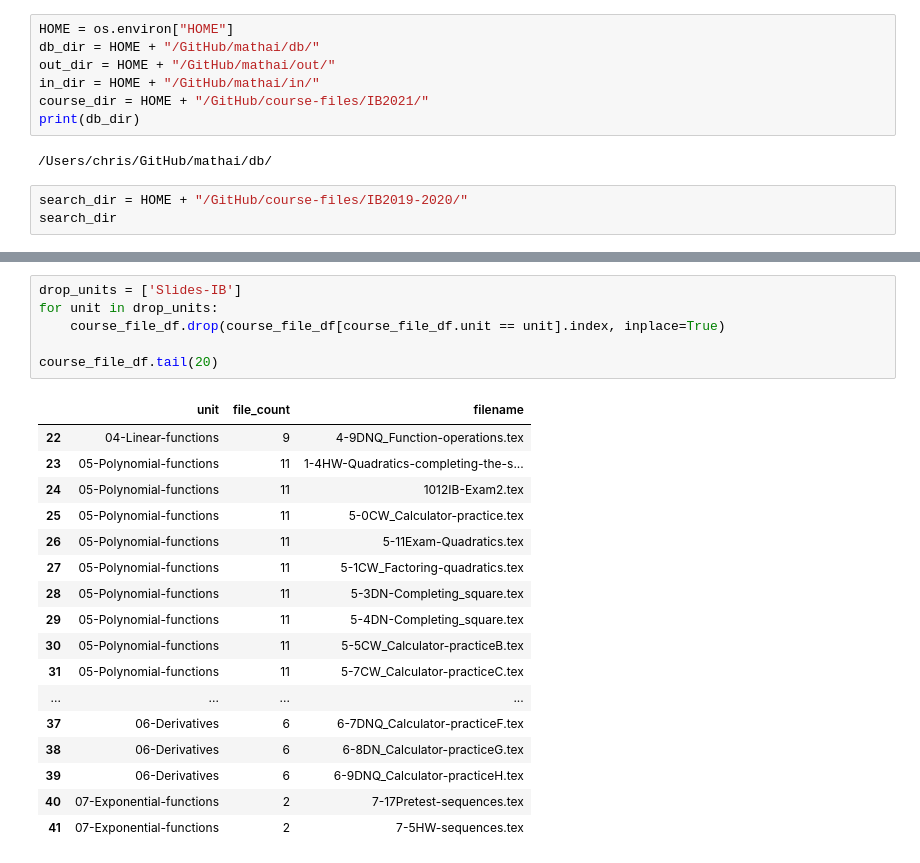
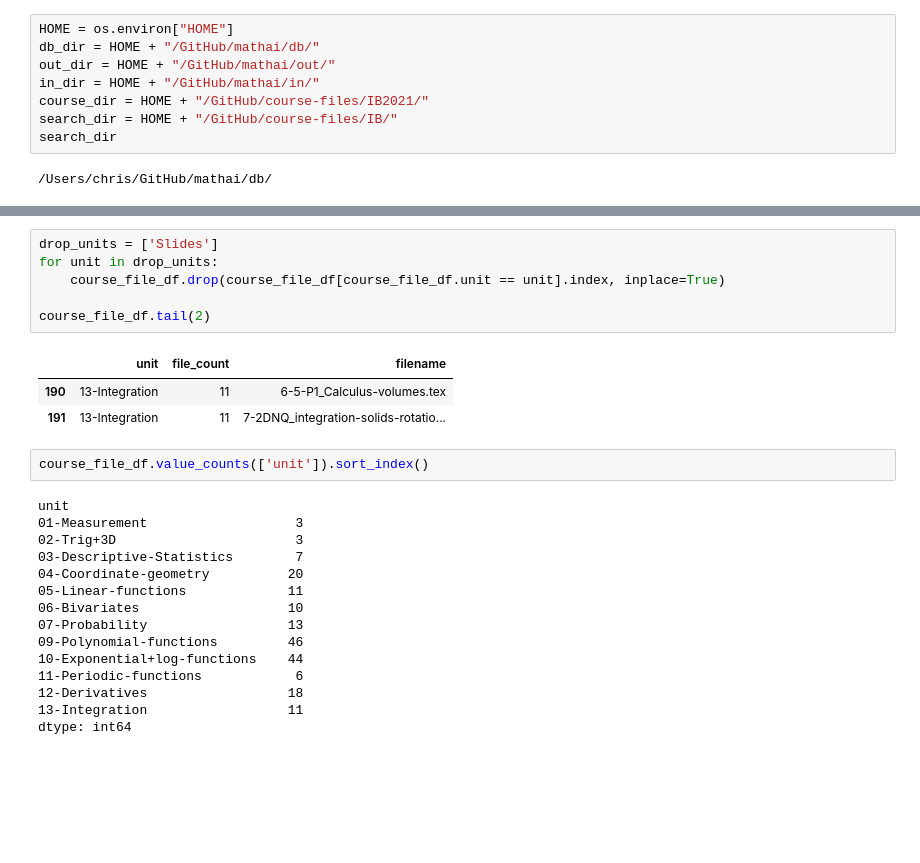
Before and after one commit to chrishuson/mathai, a Jupyter notebook: src/ibmath.ipynb, the cells around one changed output, grey strips where cells are left out. Cells and saved outputs as stored; diff of their text form; blank space fills up the shorter version.

```diff
--- a/src/ibmath.ipynb
+++ b/src/ibmath.ipynb
@@ -22,9 +22,7 @@ db_dir = HOME + "/GitHub/mathai/db/"
 out_dir = HOME + "/GitHub/mathai/out/"
 in_dir = HOME + "/GitHub/mathai/in/"
 course_dir = HOME + "/GitHub/course-files/IB2021/"
-print(db_dir)
+search_dir = HOME + "/GitHub/course-files/IB/"
+search_dir
 # %% [output]
 /Users/chris/GitHub/mathai/db/
-# %%
-search_dir = HOME + "/GitHub/course-files/IB2019-2020/"
-search_dir
@@ -44,24 +41,27 @@ array(['01-Algebra-Review', '02-Statistics', '03-Probability',
 # %%
-drop_units = ['Slides-IB']
+drop_units = ['Slides']
 for unit in drop_units:
     course_file_df.drop(course_file_df[course_file_df.unit == unit].index, inplace=True)
 
-course_file_df.tail(20)
+course_file_df.tail(2)
 # %% [output]
 |  | unit | file_count | filename |
-| 22 | 04-Linear-functions | 9 | 4-9DNQ_Function-operations.tex |
-| 23 | 05-Polynomial-functions | 11 | 1-4HW-Quadratics-completing-the-s... |
-| 24 | 05-Polynomial-functions | 11 | 1012IB-Exam2.tex |
-| 25 | 05-Polynomial-functions | 11 | 5-0CW_Calculator-practice.tex |
-| 26 | 05-Polynomial-functions | 11 | 5-11Exam-Quadratics.tex |
-| 27 | 05-Polynomial-functions | 11 | 5-1CW_Factoring-quadratics.tex |
-| 28 | 05-Polynomial-functions | 11 | 5-3DN-Completing_square.tex |
-| 29 | 05-Polynomial-functions | 11 | 5-4DN-Completing_square.tex |
-| 30 | 05-Polynomial-functions | 11 | 5-5CW_Calculator-practiceB.tex |
-| 31 | 05-Polynomial-functions | 11 | 5-7CW_Calculator-practiceC.tex |
-| ... | ... | ... | ... |
-| 37 | 06-Derivatives | 6 | 6-7DNQ_Calculator-practiceF.tex |
-| 38 | 06-Derivatives | 6 | 6-8DN_Calculator-practiceG.tex |
-| 39 | 06-Derivatives | 6 | 6-9DNQ_Calculator-practiceH.tex |
-| 40 | 07-Exponential-functions | 2 | 7-17Pretest-sequences.tex |
-| 41 | 07-Exponential-functions | 2 | 7-5HW-sequences.tex |
+| 190 | 13-Integration | 11 | 6-5-P1_Calculus-volumes.tex |
+| 191 | 13-Integration | 11 | 7-2DNQ_integration-solids-rotatio... |
+# %%
+course_file_df.value_counts(['unit']).sort_index()
+# %% [output]
+unit
+01-Measurement                   3
+02-Trig+3D                       3
+03-Descriptive-Statistics        7
+04-Coordinate-geometry          20
+05-Linear-functions             11
+06-Bivariates                   10
+07-Probability                  13
+09-Polynomial-functions         46
+10-Exponential+log-functions    44
+11-Periodic-functions            6
+12-Derivatives                  18
+13-Integration                  11
+dtype: int64
```
Also changed, not shown: parts of 10 cells of this notebook, 1 other file.
